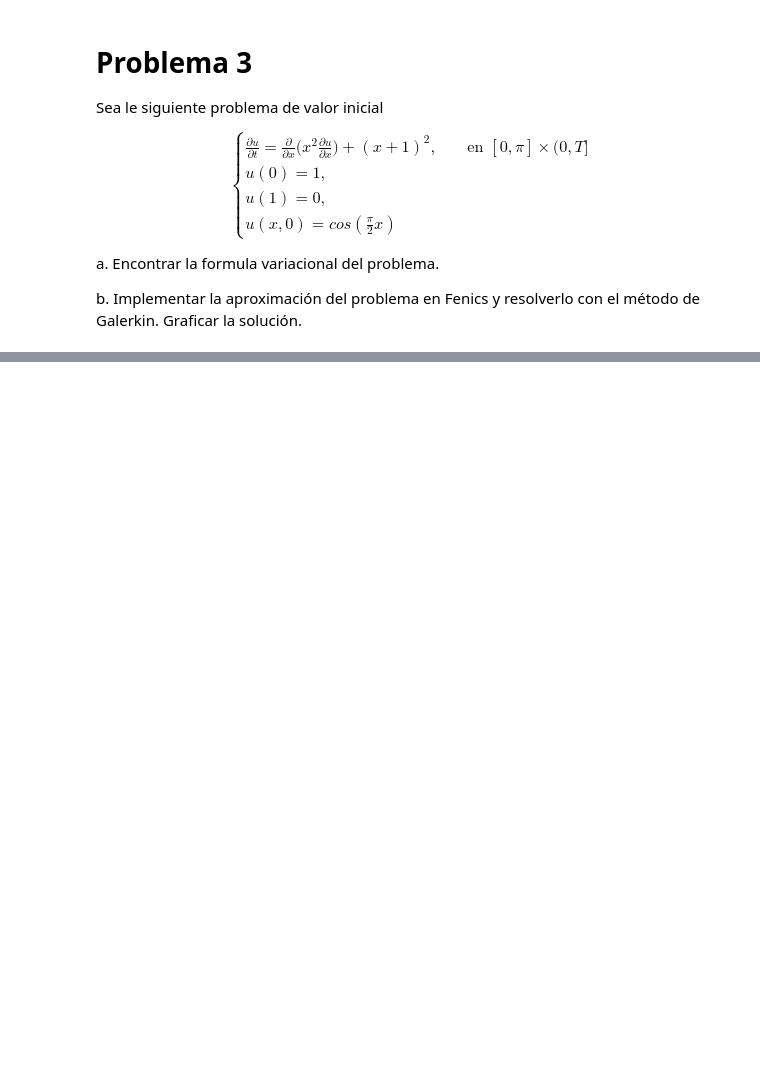
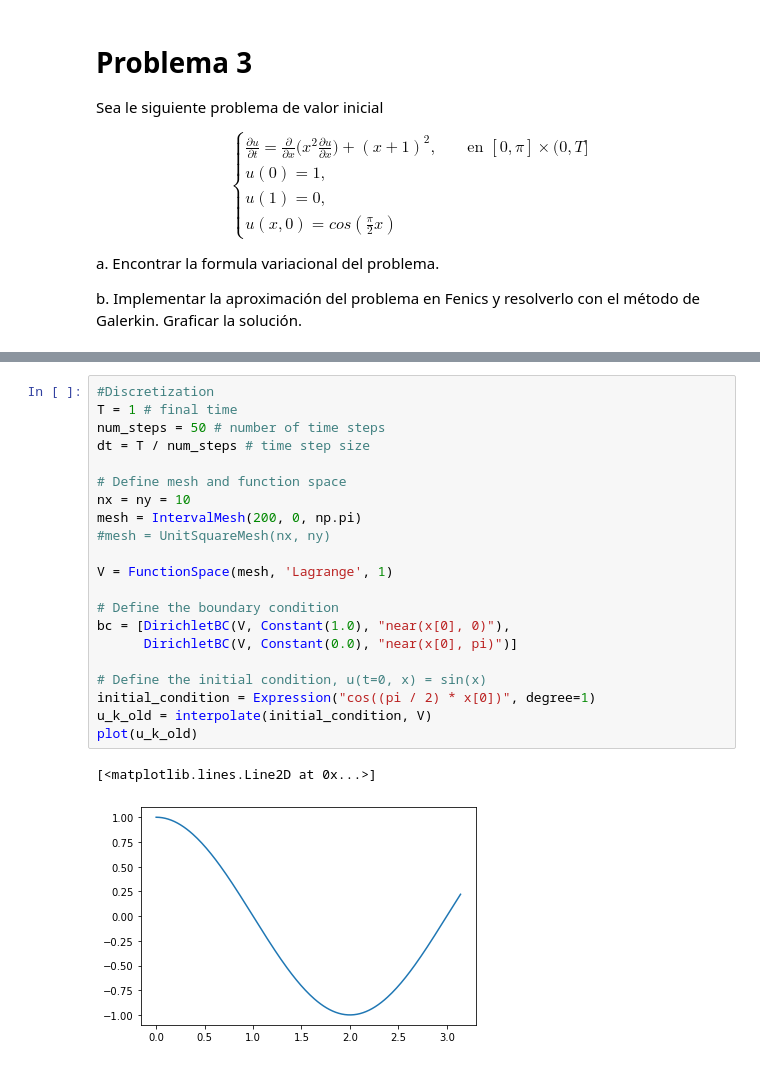
Before and after one commit to suribe06/Modeling-Simulation-2, a Jupyter notebook: FEniCS/parcial2.ipynb, the cells around one changed output, grey strips where cells are left out. Saved outputs shown, nothing was run; the diff lists cells and outputs as text; blank space fills up the shorter version.

```diff
--- a/FEniCS/parcial2.ipynb
+++ b/FEniCS/parcial2.ipynb
@@ -30,0 +172,24 @@ b. Implementar la aproximación del problema en Fenics y resolverlo con el méto
+# %%
+#Discretization
+T = 1 # final time
+num_steps = 50 # number of time steps
+dt = T / num_steps # time step size
+
+# Define mesh and function space
+nx = ny = 10
+mesh = IntervalMesh(200, 0, np.pi)
+#mesh = UnitSquareMesh(nx, ny)
+
+V = FunctionSpace(mesh, 'Lagrange', 1)
+
+# Define the boundary condition
+bc = [DirichletBC(V, Constant(1.0), "near(x[0], 0)"),
+      DirichletBC(V, Constant(0.0), "near(x[0], pi)")]
+
+# Define the initial condition, u(t=0, x) = sin(x)
+initial_condition = Expression("cos((pi / 2) * x[0])", degree=1)
+u_k_old = interpolate(initial_condition, V)
+plot(u_k_old)
+# %% [output]
+[<matplotlib.lines.Line2D at 0x...>]
+[figure, added]
```
Also changed, not shown: parts of 8 cells of this notebook, 51 other files.
